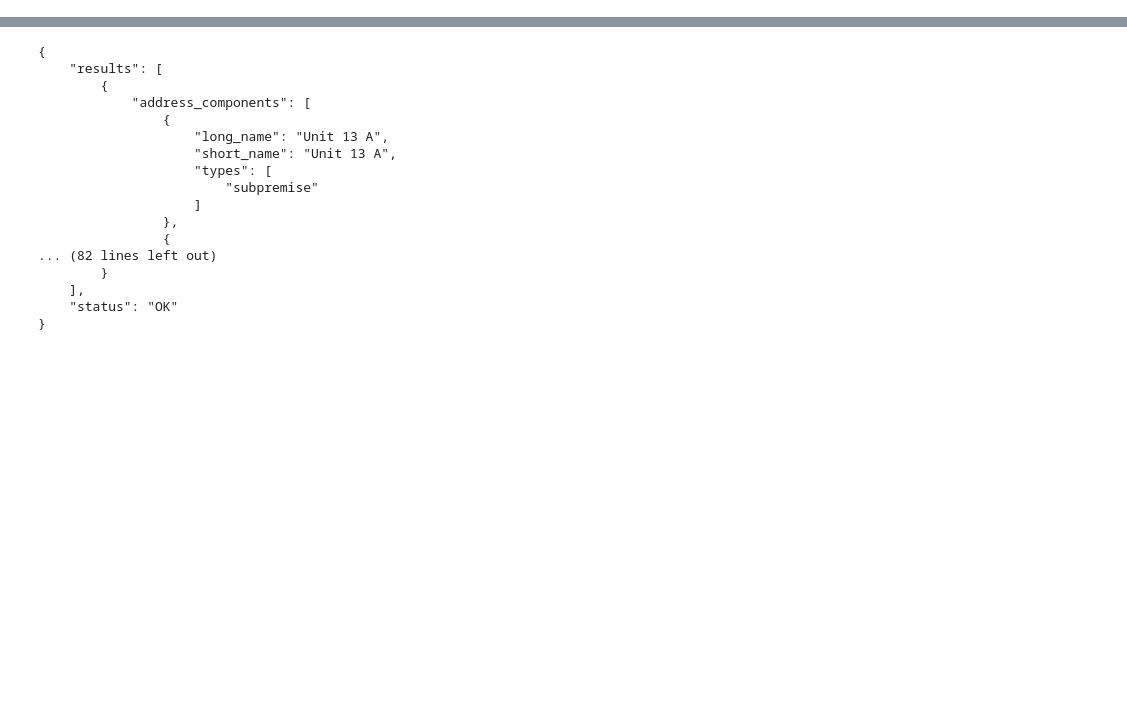
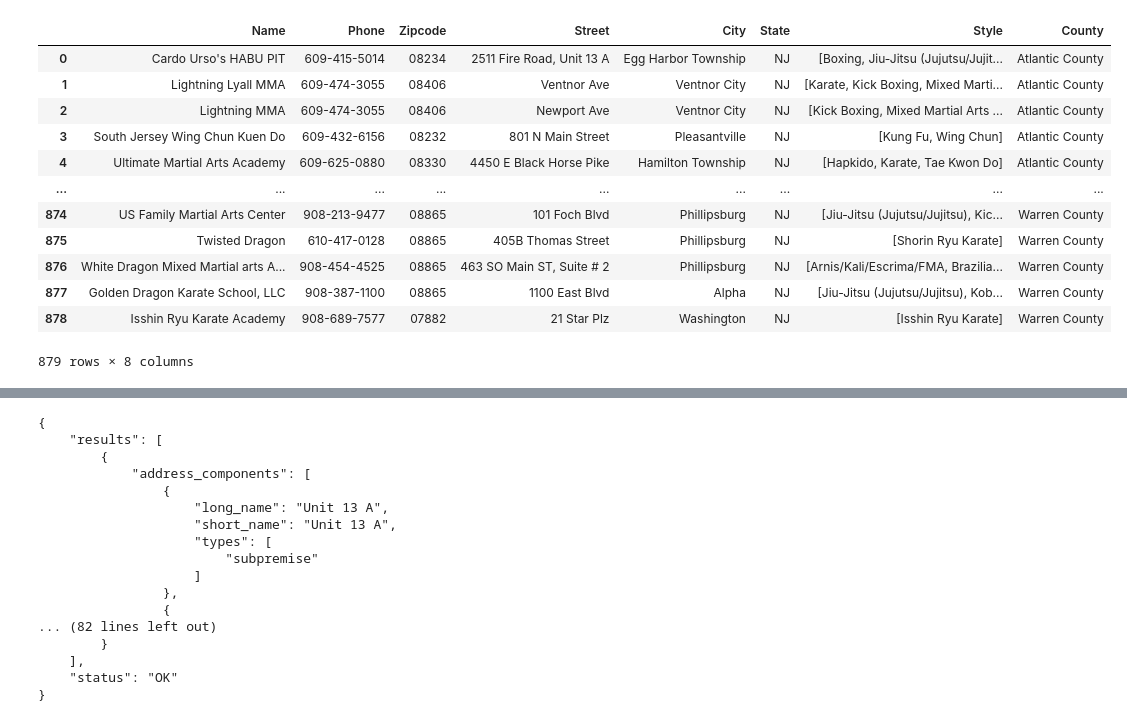
Before and after one commit to kplam624/Dojo-Finder, a Jupyter notebook: Data_Scraping.ipynb, the cells around one changed output, grey strips where cells are left out. Drawn from its saved outputs; the diff is of its cells as text; code cells hidden in the pictures; blank space fills up the shorter version.

```diff
--- a/Data_Scraping.ipynb
+++ b/Data_Scraping.ipynb
@@ -94,14 +97,13 @@ for i in tqdm(range(len(countylist))):
 
 #       Some addresses are missing a street or have a proper title.
 #       If there is a proper title to the address
-        if len(recreate) > 3:
+        if len(recreate) == 4:
             recreate.pop(0)
 
 #       If the address is missing a street name.
-        elif len(recreate) < 3:
-
+        elif (len(recreate) < 3) | (len(recreate) > 4):
 #       To ensure a clean scrape insert a dummy address and report it.
-            recreate.insert(0,"Missing Street Address")
+            continue
             print('There is a missing piece of the address.')
 
         # This is the street address
@@ -153,6 +155,8 @@ for i in tqdm(range(len(countylist))):
 #         If your computer is running a little slow
 #         Recommend the sleep function below.
 #         time.sleep(1)
+    if len(dojo_list)%15 == 0:
+        time.sleep(10)
 
 # Quits out of the browser.
 browser.quit()
@@ -167,0 +190,18 @@ WebDriverException: Message: chrome not reachable
+# %%
+# Saves the dojo listed as a dataframe.
+dojo_df = pd.DataFrame(dojo_list)
+dojo_df
+# %% [output]
+|  | Name | Phone | Zipcode | Street | City | State | Style | County |
+| 0 | Cardo Urso's HABU PIT | 609-415-5014 | 08234 | 2511 Fire Road, Unit 13 A | Egg Harbor Township | NJ | [Boxing, Jiu-Jitsu (Jujutsu/Jujit... | Atlantic County |
+| 1 | Lightning Lyall MMA | 609-474-3055 | 08406 | Ventnor Ave | Ventnor City | NJ | [Karate, Kick Boxing, Mixed Marti... | Atlantic County |
+| 2 | Lightning MMA | 609-474-3055 | 08406 | Newport Ave | Ventnor City | NJ | [Kick Boxing, Mixed Martial Arts ... | Atlantic County |
+| 3 | South Jersey Wing Chun Kuen Do | 609-432-6156 | 08232 | 801 N Main Street | Pleasantville | NJ | [Kung Fu, Wing Chun] | Atlantic County |
+| 4 | Ultimate Martial Arts Academy | 609-625-0880 | 08330 | 4450 E Black Horse Pike | Hamilton Township | NJ | [Hapkido, Karate, Tae Kwon Do] | Atlantic County |
+| ... | ... | ... | ... | ... | ... | ... | ... | ... |
+| 874 | US Family Martial Arts Center | 908-213-9477 | 08865 | 101 Foch Blvd | Phillipsburg | NJ | [Jiu-Jitsu (Jujutsu/Jujitsu), Kic... | Warren County |
+| 875 | Twisted Dragon | 610-417-0128 | 08865 | 405B Thomas Street | Phillipsburg | NJ | [Shorin Ryu Karate] | Warren County |
+| 876 | White Dragon Mixed Martial arts A... | 908-454-4525 | 08865 | 463 SO Main ST, Suite # 2 | Phillipsburg | NJ | [Arnis/Kali/Escrima/FMA, Brazilia... | Warren County |
+| 877 | Golden Dragon Karate School, LLC | 908-387-1100 | 08865 | 1100 East Blvd | Alpha | NJ | [Jiu-Jitsu (Jujutsu/Jujitsu), Kob... | Warren County |
+| 878 | Isshin Ryu Karate Academy | 908-689-7577 | 07882 | 21 Star Plz | Washington | NJ | [Isshin Ryu Karate] | Warren County |
+879 rows × 8 columns
```
Also changed, not shown: parts of 17 cells of this notebook, 4 other files.
